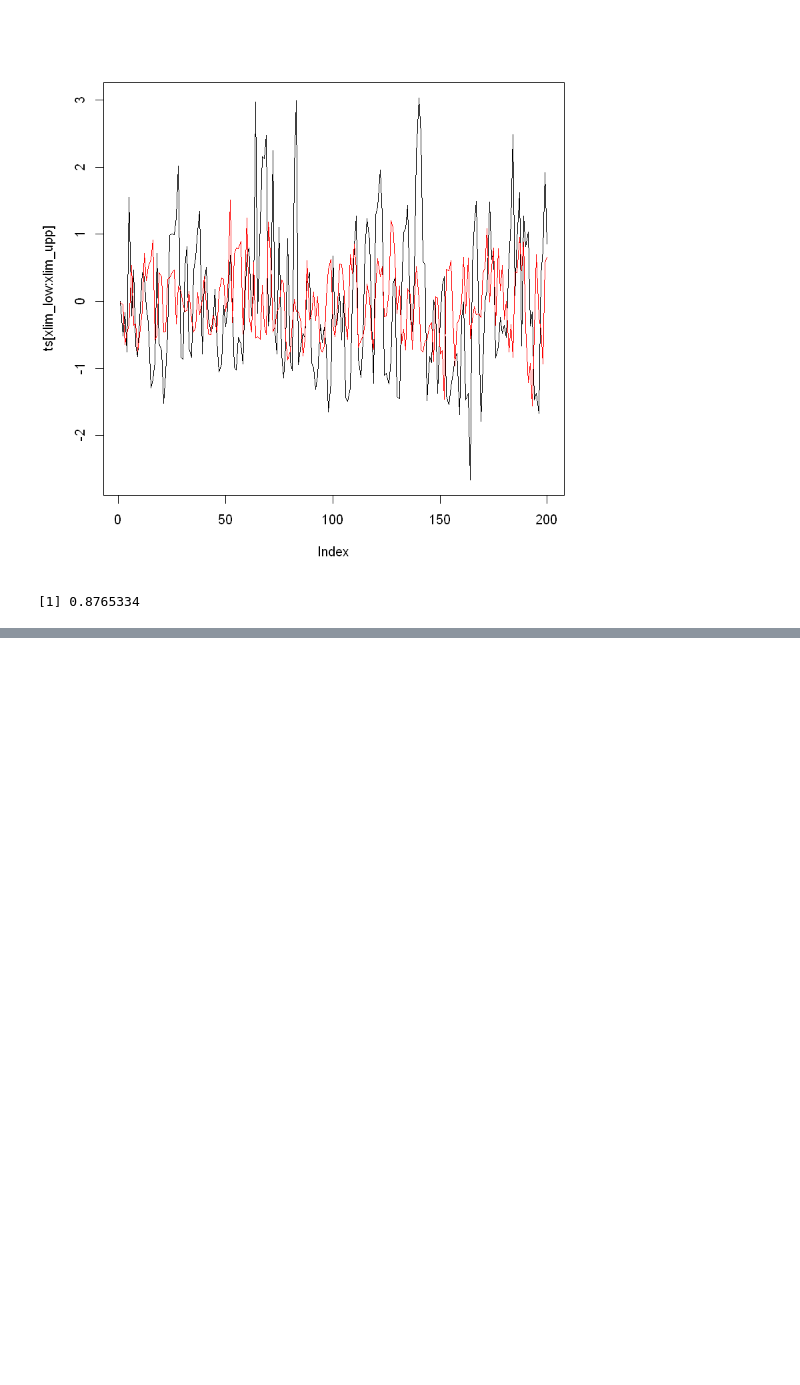
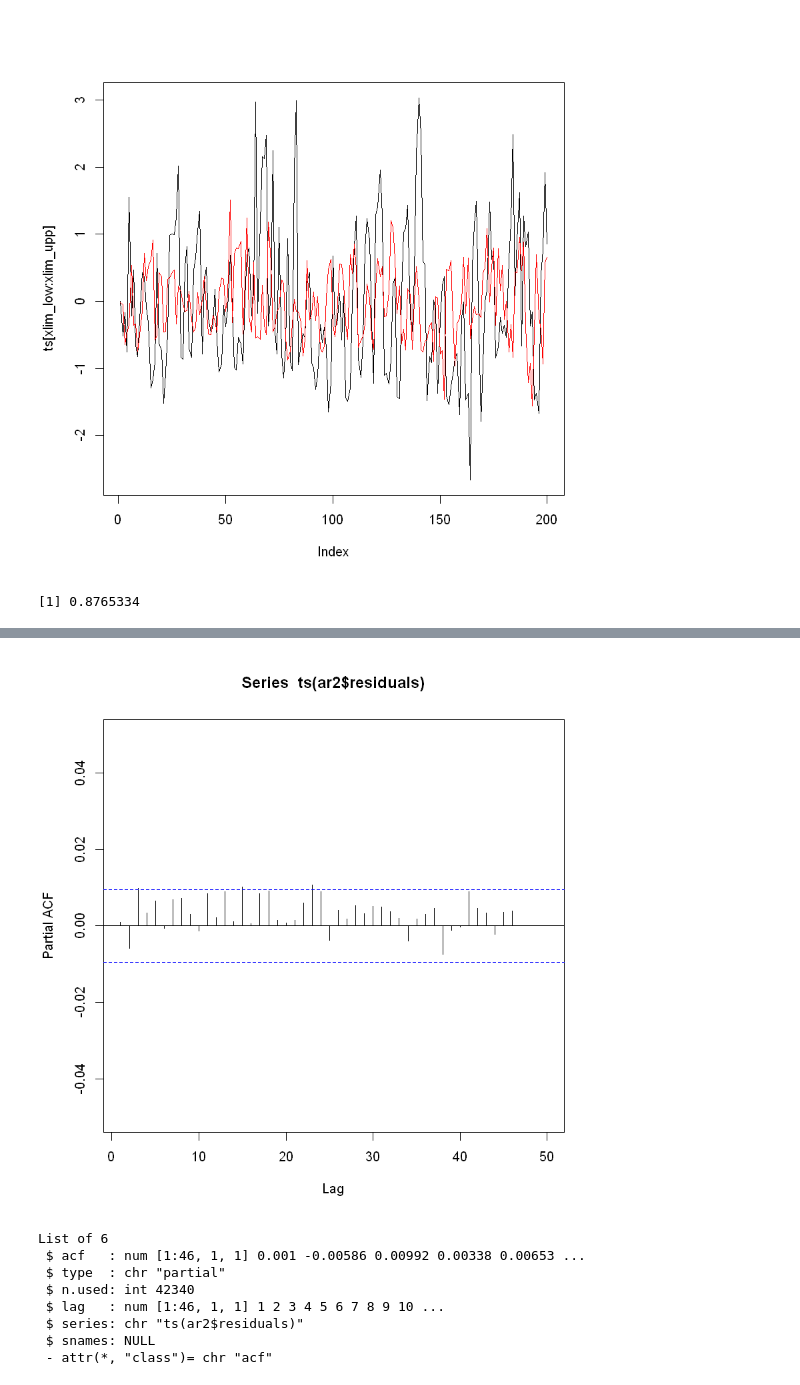
Before and after one commit to wywongbd/EPFL-Time-Series, a Jupyter notebook: project/Project - Trend Removal.ipynb, the cells around one changed output, grey strips where cells are left out. Cells and saved outputs as stored; diff of their text form; code cells hidden in the pictures; blank space fills up the shorter version.

```diff
--- a/project/Project - Trend Removal.ipynb
+++ b/project/Project - Trend Removal.ipynb
@@ -319,0 +332,15 @@ sqrt(mean((complex_model$residual)^2))
+# %%
+pacf(ts(ar2$residuals), xlim=c(1,50), ylim = c(-0.05, 0.05))
+pacf(ts(ar3$residuals), xlim=c(1,50), ylim = c(-0.05, 0.05))
+str(pacf_obj)
+# cpgram(ar3$residuals)
+# %% [output]
+[figure, added]
+List of 6
+ $ acf   : num [1:46, 1, 1] 0.001 -0.00586 0.00992 0.00338 0.00653 ...
+ $ type  : chr "partial"
+ $ n.used: int 42340
+ $ lag   : num [1:46, 1, 1] 1 2 3 4 5 6 7 8 9 10 ...
+ $ series: chr "ts(ar2$residuals)"
+ $ snames: NULL
+ - attr(*, "class")= chr "acf"
```
Also changed, not shown: parts of 17 cells of this notebook, 2 other files.
